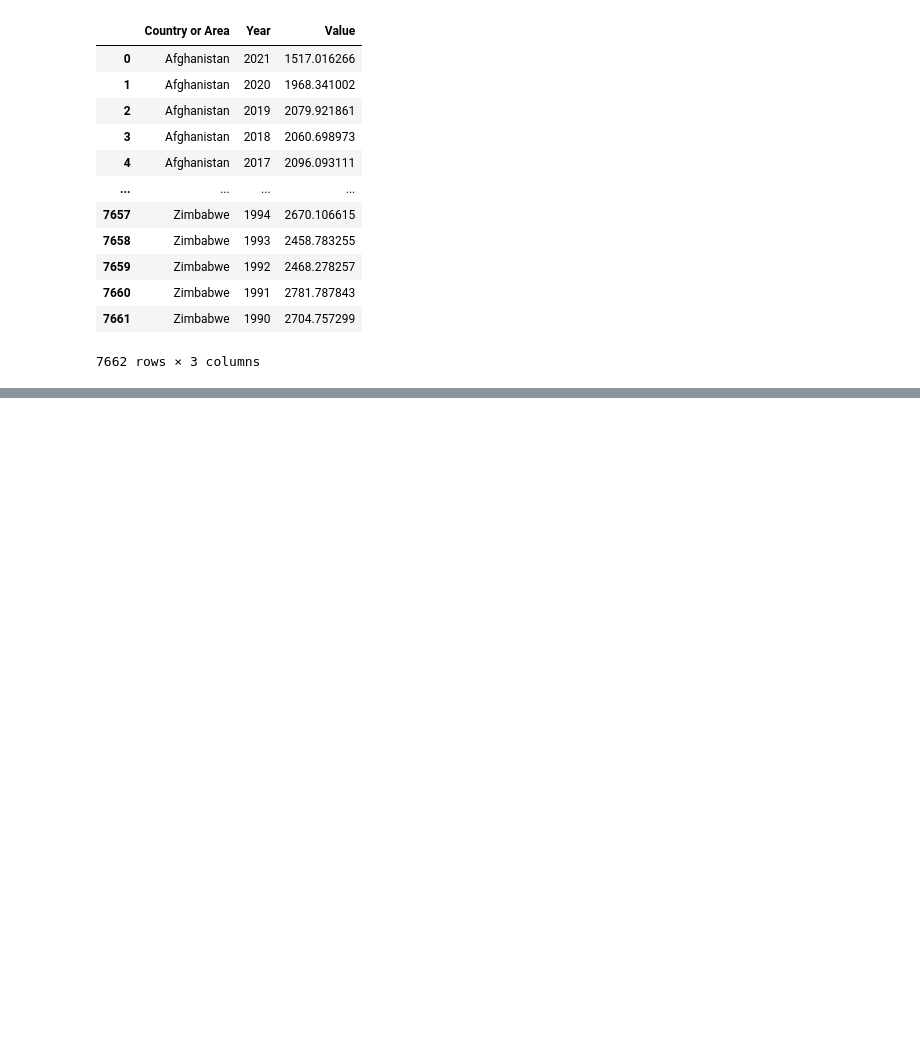
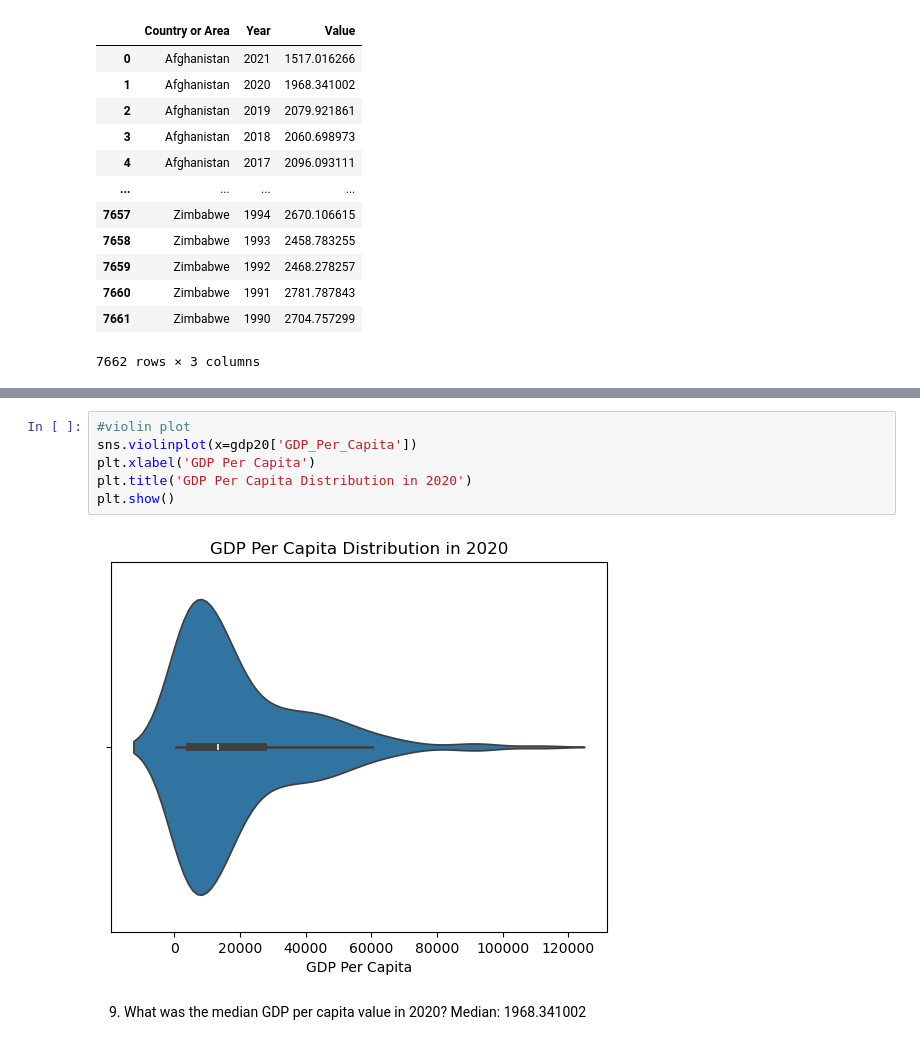
Before and after one commit to NSS-Full-Time-Data-Analytics-14/gdp-and-internet-usage-Leslygcruz, a Jupyter notebook: notebook/UN_projects.ipynb, the cells around one changed output, grey strips where cells are left out. Saved outputs shown, nothing was run; the diff lists cells and outputs as text; blank space fills up the shorter version.

```diff
--- a/notebook/UN_projects.ipynb
+++ b/notebook/UN_projects.ipynb
@@ -63,0 +216,11 @@ gdp_df
+# %%
+#violin plot
+sns.violinplot(x=gdp20['GDP_Per_Capita'])
+plt.xlabel('GDP Per Capita')
+plt.title('GDP Per Capita Distribution in 2020')
+plt.show()
+# %% [output]
+[figure, added]
+# %% [markdown]
+9. What was the median GDP per capita value in 2020?
+Median: 1968.341002
```
Also changed, not shown: parts of 49 cells of this notebook.
